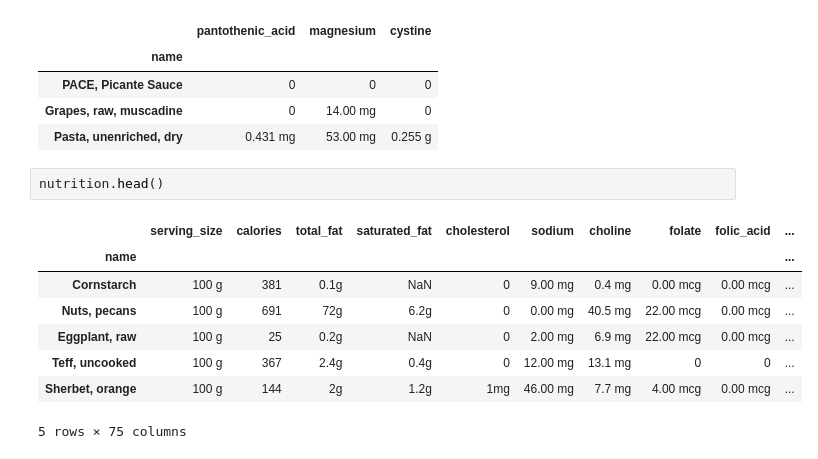
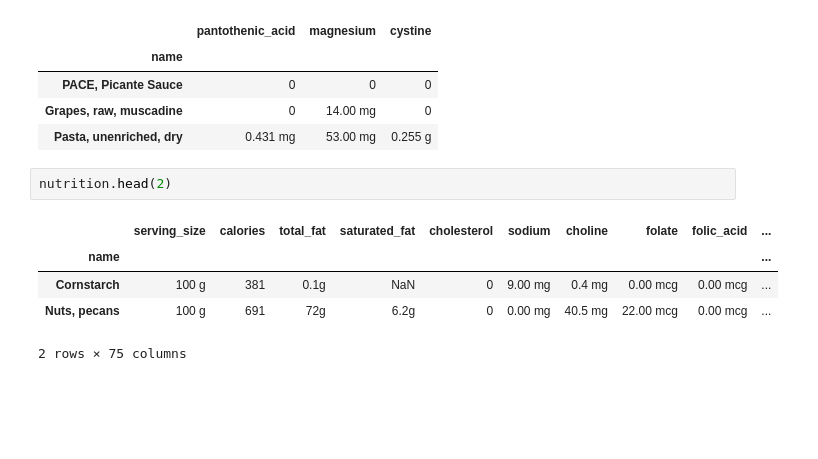
Before and after one commit to Py-Ninad/Ultimate-Pandas-bootcamp, a Jupyter notebook: Working with Dataframes.ipynb, the cells around one changed output. Saved outputs shown, nothing was run; the diff lists cells and outputs as text; blank space fills up the shorter version.

```diff
--- a/Working with Dataframes.ipynb
+++ b/Working with Dataframes.ipynb
@@ -177,13 +177,10 @@
 | Grapes, raw, muscadine | 0 | 14.00 mg | 0 |
 | Pasta, unenriched, dry | 0.431 mg | 53.00 mg | 0.255 g |
 # %%
-nutrition.head()
+nutrition.head(2)
 # %% [output]
 |  | serving_size | calories | total_fat | saturated_fat | cholesterol | sodium | choline | folate | folic_acid | ... |
 | name |  |  |  |  |  |  |  |  |  | ... |
 | Cornstarch | 100 g | 381 | 0.1g | NaN | 0 | 9.00 mg | 0.4 mg | 0.00 mcg | 0.00 mcg | ... |
 | Nuts, pecans | 100 g | 691 | 72g | 6.2g | 0 | 0.00 mg | 40.5 mg | 22.00 mcg | 0.00 mcg | ... |
-| Eggplant, raw | 100 g | 25 | 0.2g | NaN | 0 | 2.00 mg | 6.9 mg | 22.00 mcg | 0.00 mcg | ... |
-| Teff, uncooked | 100 g | 367 | 2.4g | 0.4g | 0 | 12.00 mg | 13.1 mg | 0 | 0 | ... |
-| Sherbet, orange | 100 g | 144 | 2g | 1.2g | 1mg | 46.00 mg | 7.7 mg | 4.00 mcg | 0.00 mcg | ... |
-5 rows × 75 columns
+2 rows × 75 columns
```
Also changed, not shown: parts of 8 cells of this notebook.
